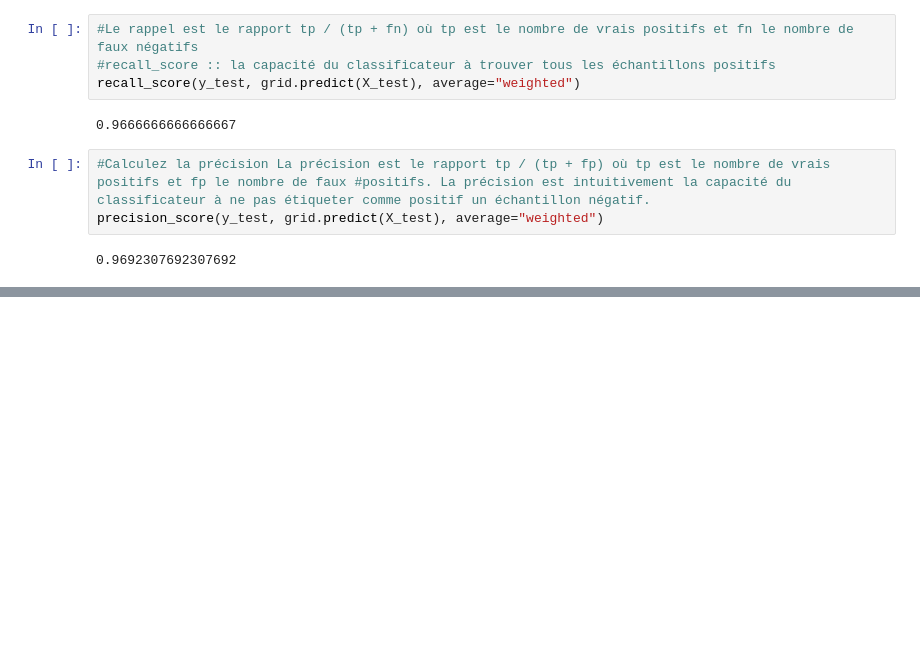
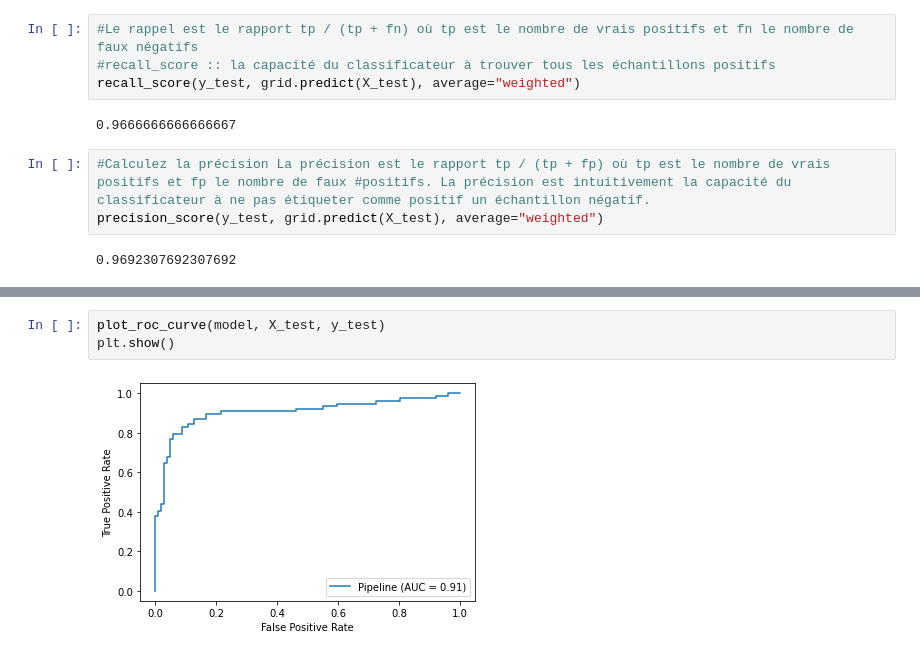
Before and after one commit to ab3masta/knowledge_engineering_tp, a Jupyter notebook: Tp3/metrics.ipynb, the cells around one changed output, grey strips where cells are left out. Saved outputs shown, nothing was run; the diff lists cells and outputs as text; blank space fills up the shorter version.

```diff
--- a/Tp3/metrics.ipynb
+++ b/Tp3/metrics.ipynb
@@ -87,0 +153,5 @@ f1_score(y_test, grid.predict(X_test), average='micro')
+# %%
+plot_roc_curve(model, X_test, y_test)
+plt.show()
+# %% [output]
+[figure, added]
```
Also changed, not shown: parts of 16 cells of this notebook.
